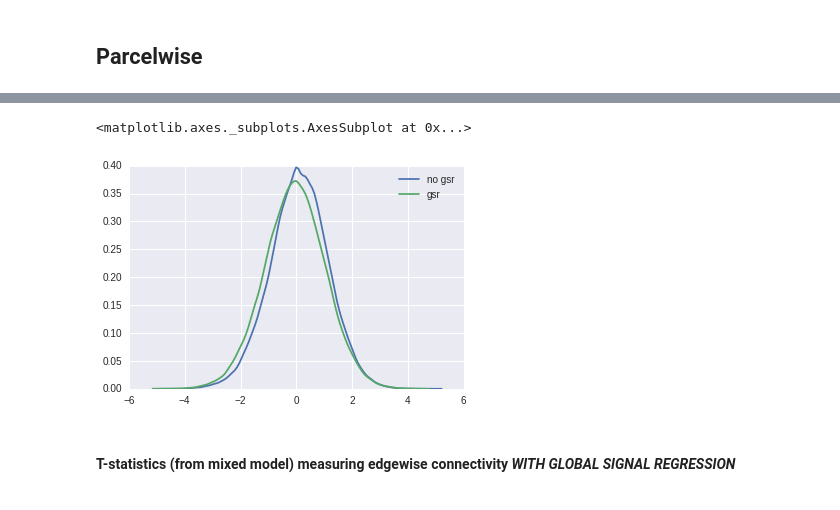
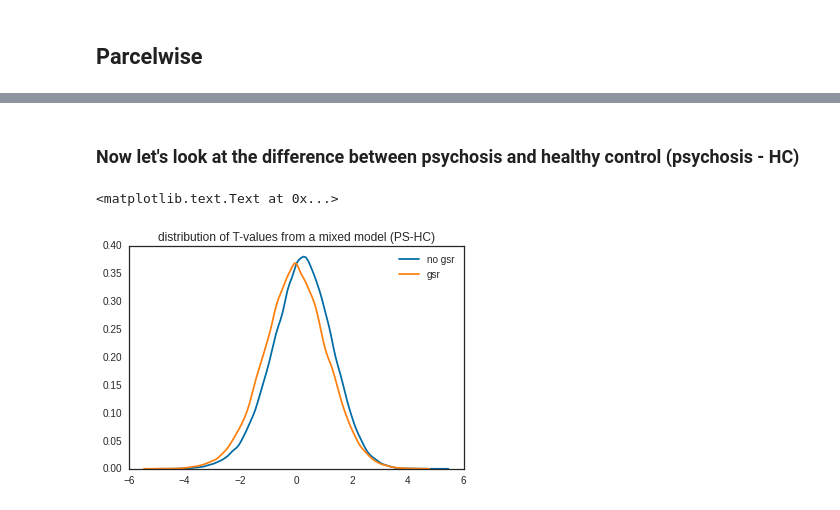
Before and after one commit to jokedurnez/Psychosis, a Jupyter notebook: 05_connectome_group/03_notebooks/evaluate_correlations_parcelwise.ipynb, the cells around one changed output, grey strips where cells are left out. Drawn from its saved outputs; the diff is of its cells as text; code cells hidden in the pictures.

```diff
--- a/05_connectome_group/03_notebooks/evaluate_correlations_parcelwise.ipynb
+++ b/05_connectome_group/03_notebooks/evaluate_correlations_parcelwise.ipynb
@@ -1,26 +1,38 @@
 # %%
 from __future__ import division
+
+from utils.prog import log_progress as lp
+from IPython.display import display, HTML
 import statsmodels.formula.api as smf
 from numpy import transpose as T
 import matplotlib.pyplot as plt
 from collections import Counter
 import statsmodels.api as sm
+from numpy import array as A
 import scipy.stats as stats
 import sklearn.cluster
 import datetime as dt
 import seaborn as sns
 import pandas as pd
 import numpy as np
+import palettable
 import scipy
 import sys
 import os
 sys.stdout.write('.')
 %matplotlib inline
+%load_ext rpy2.ipython
 
 import warnings
 warnings.filterwarnings("ignore")
 
 CONDIR = os.environ.get("CONDIR")
+
+cols = palettable.tableau.ColorBlind_10.hex_colors
+cols += palettable.tableau.PurpleGray_6.hex_colors
+cols += palettable.tableau.Tableau_10.hex_colors
+sns.set_palette(palettable.tableau.ColorBlind_10.hex_colors)
+sns.set_style('white')
 # %% [output]
 .
 # %% [markdown]
@@ -76,8 +202,9 @@ The figure below shows a comparison of the distribution of T-values with or with
+# %% [markdown]
+### Now let's look at the difference between psychosis and healthy control (psychosis - HC)
 # %%
 sns.distplot(statT.flatten(),hist=False,label='no gsr')
 sns.distplot(statT_gsr.flatten(),hist=False,label="gsr")
+plt.title("distribution of T-values from a mixed model (PS-HC)")
 # %% [output]
-<matplotlib.axes._subplots.AxesSubplot at 0x...>
+<matplotlib.text.Text at 0x...>
-[figure, old version]
+[figure, new version]
-# %% [markdown]
-#### T-statistics (from mixed model) measuring edgewise connectivity **_WITH GLOBAL SIGNAL REGRESSION_**
```
Also changed, not shown: parts of 25 cells of this notebook.
